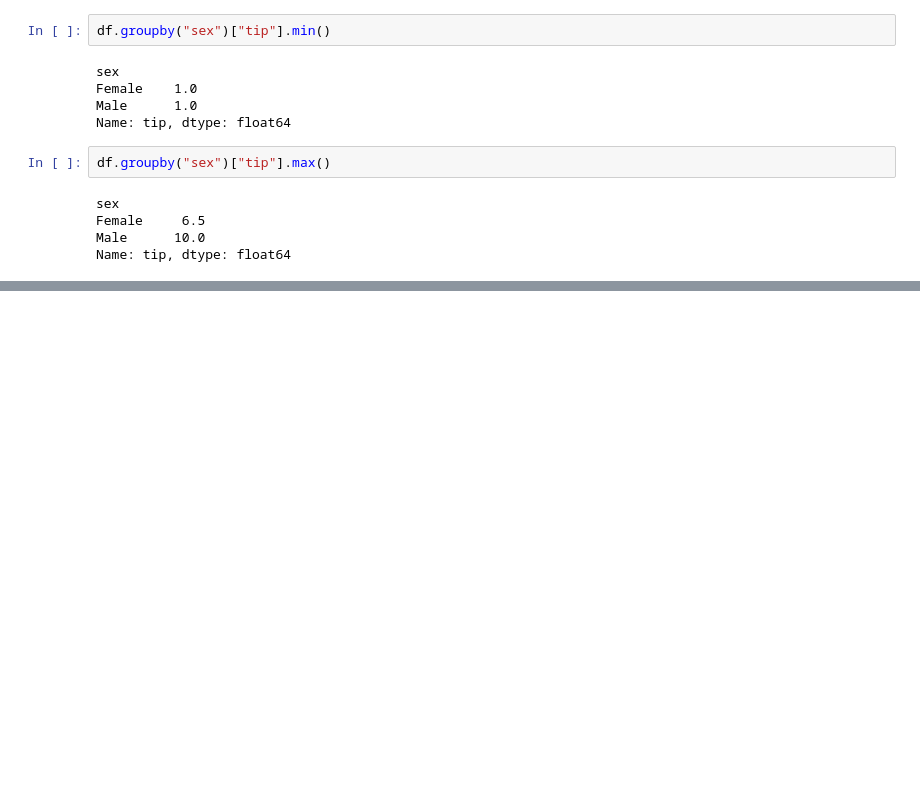
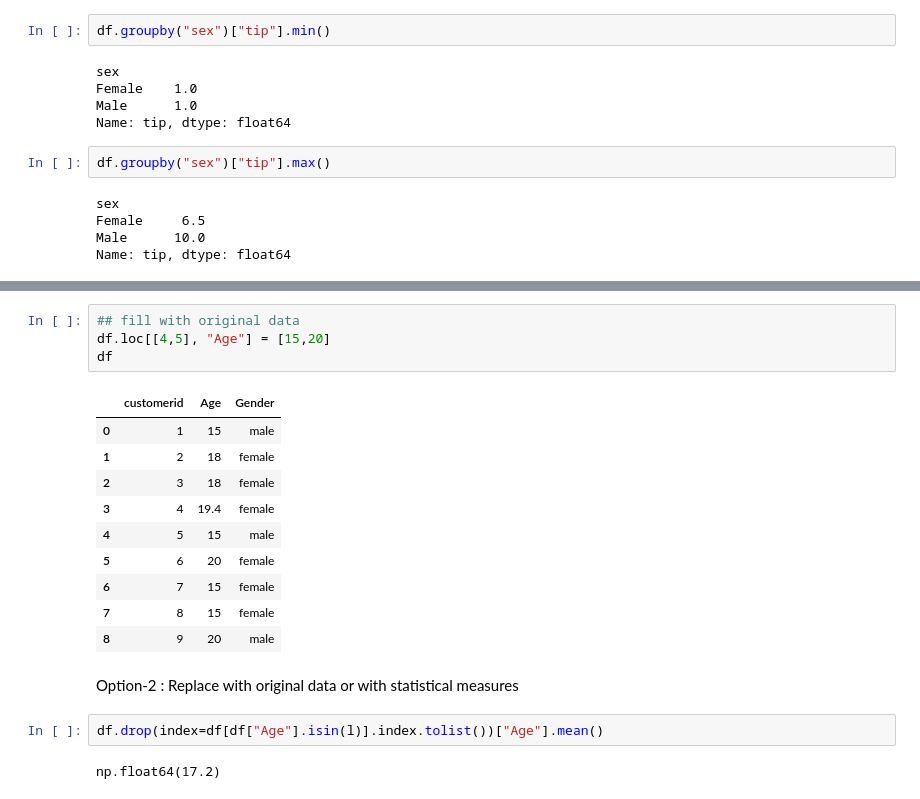
Before and after one commit to NRMT-MAIN/AI-ML-Learning, a Jupyter notebook: 3.Pandas/Pandas2.ipynb, the cells around one changed output, grey strips where cells are left out. Cells and saved outputs as stored; diff of their text form; blank space fills up the shorter version.

```diff
--- a/3.Pandas/Pandas2.ipynb
+++ b/3.Pandas/Pandas2.ipynb
@@ -468,0 +575,22 @@ If 1st option is not avaialable then 2nd option : replace with mean/median/mode
+# %%
+## fill with original data
+df.loc[[4,5], "Age"] = [15,20]
+df
+# %% [output]
+|  | customerid | Age | Gender |
+| 0 | 1 | 15 | male |
+| 1 | 2 | 18 | female |
+| 2 | 3 | 18 | female |
+| 3 | 4 | 19.4 | female |
+| 4 | 5 | 15 | male |
+| 5 | 6 | 20 | female |
+| 6 | 7 | 15 | female |
+| 7 | 8 | 15 | female |
+| 8 | 9 | 20 | male |
+# %% [markdown]
+Option-2 :
+Replace with original data or with statistical measures
+# %%
+df.drop(index=df[df["Age"].isin(l)].index.tolist())["Age"].mean()
+# %% [output]
+np.float64(17.2)
```
Also changed, not shown: parts of 57 cells of this notebook, 1 other file.
